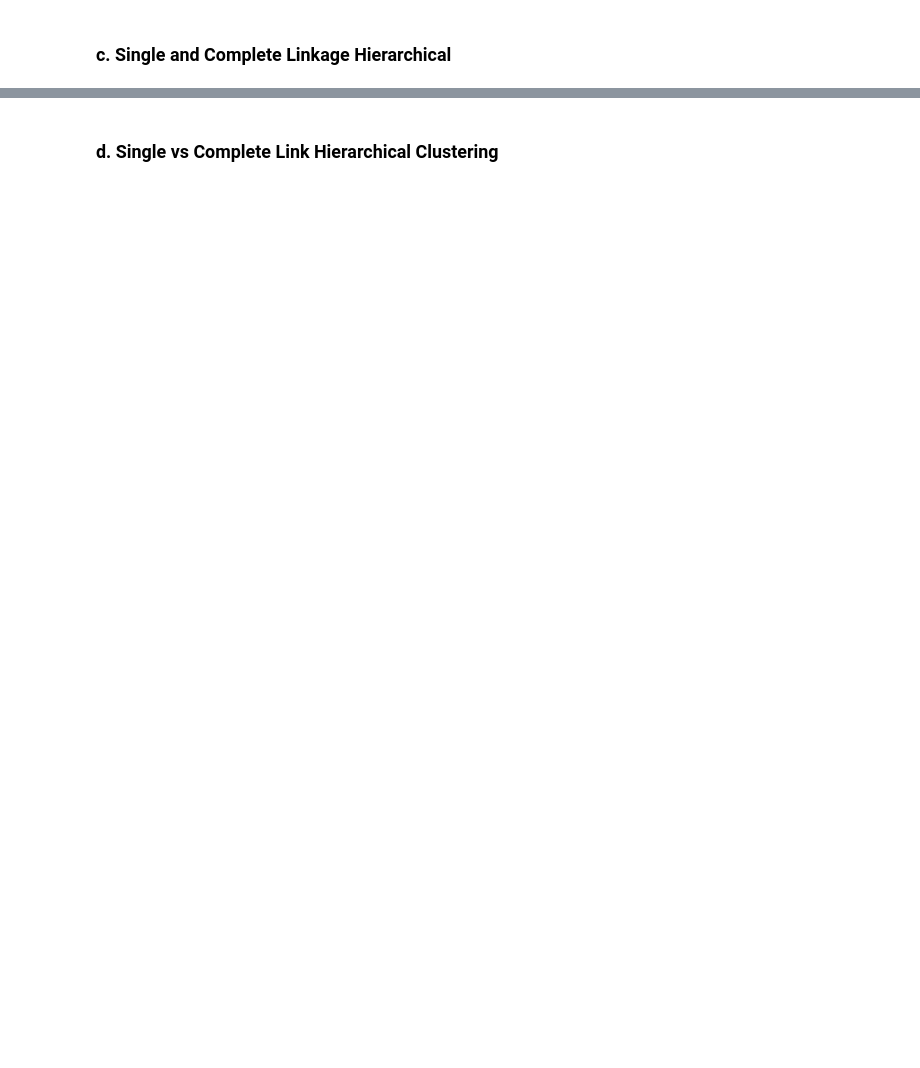
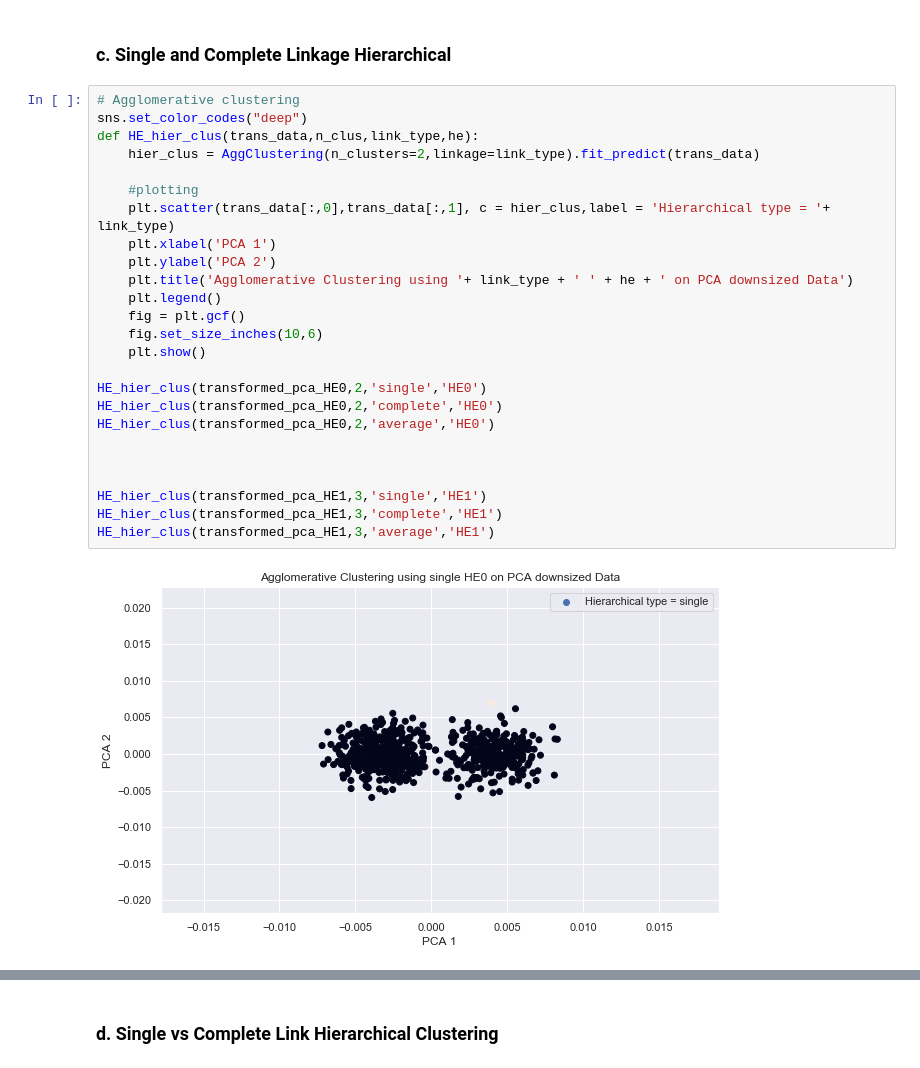
Before and after one commit to gowthamkuntumalla/Data_Analytics_for_Hepatic_Encephalopathy_MP, a Jupyter notebook: MP2_Gowtham.ipynb, the cells around one changed output, grey strips where cells are left out. Drawn from its saved outputs; the diff is of its cells as text; blank space fills up the shorter version.

```diff
--- a/MP2_Gowtham.ipynb
+++ b/MP2_Gowtham.ipynb
@@ -600,2 +604,29 @@ HE_gmm(transformed_pca_HE1,3,'HE1',1)
 # %% [markdown]
 ### c. Single and Complete Linkage Hierarchical
+# %%
+# Agglomerative clustering
+sns.set_color_codes("deep")
+def HE_hier_clus(trans_data,n_clus,link_type,he):
+    hier_clus = AggClustering(n_clusters=2,linkage=link_type).fit_predict(trans_data)
+
+    #plotting
+    plt.scatter(trans_data[:,0],trans_data[:,1], c = hier_clus,label = 'Hierarchical type = '+ link_type)
+    plt.xlabel('PCA 1')
+    plt.ylabel('PCA 2')
+    plt.title('Agglomerative Clustering using '+ link_type + ' ' + he + ' on PCA downsized Data')
+    plt.legend()
+    fig = plt.gcf()
+    fig.set_size_inches(10,6)
+    plt.show()
+
+HE_hier_clus(transformed_pca_HE0,2,'single','HE0')
+HE_hier_clus(transformed_pca_HE0,2,'complete','HE0')
+HE_hier_clus(transformed_pca_HE0,2,'average','HE0')
+
+
+
+HE_hier_clus(transformed_pca_HE1,3,'single','HE1')
+HE_hier_clus(transformed_pca_HE1,3,'complete','HE1')
+HE_hier_clus(transformed_pca_HE1,3,'average','HE1')
+# %% [output]
+[figure, added]
```
Also changed, not shown: parts of 14 cells of this notebook, 1 other file.
